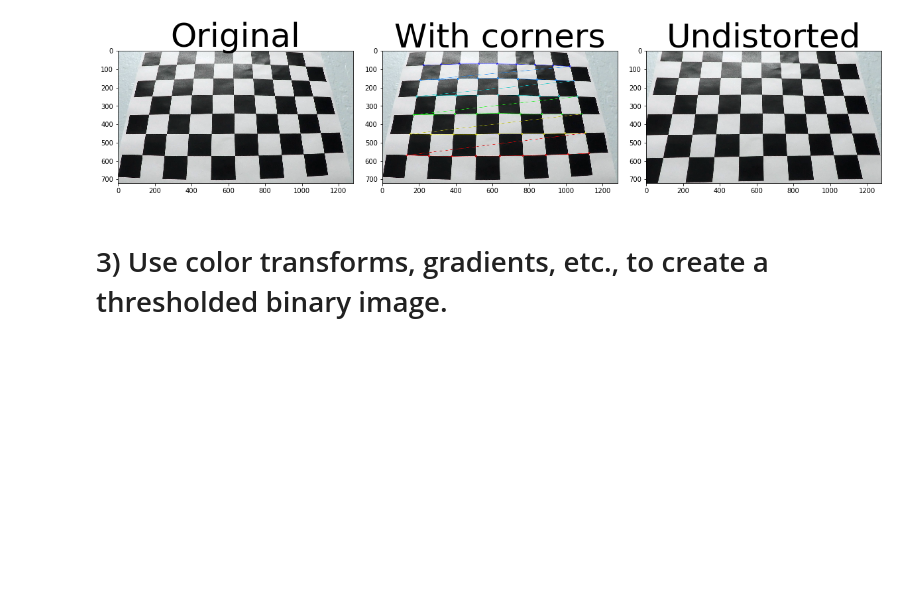
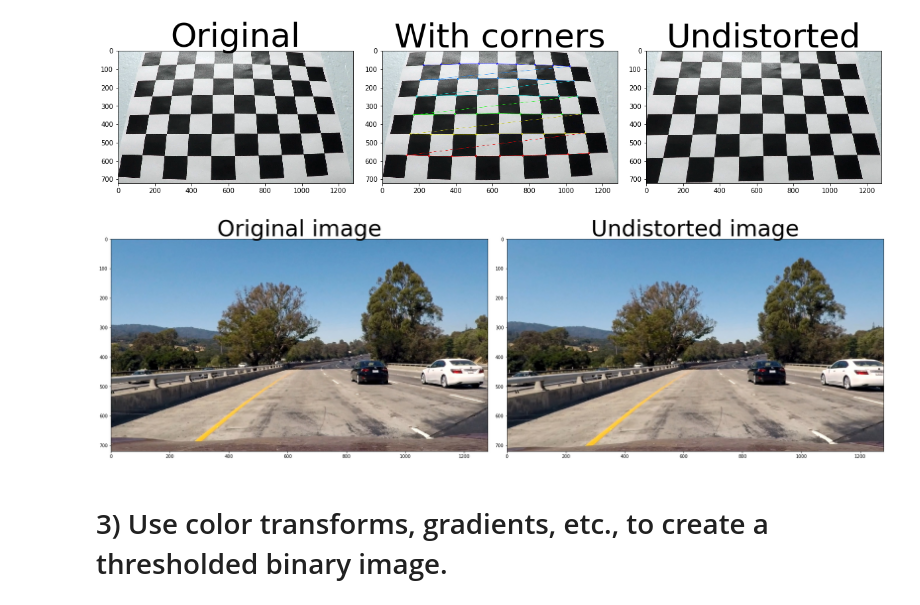
Before and after one commit to pl80tech/CarND-Advanced-Lane-Finding, a Jupyter notebook: P2-AdvancedLaneFinding.ipynb, the cells around one changed output. Saved outputs shown, nothing was run; the diff lists cells and outputs as text; code cells hidden in the pictures; blank space fills up the shorter version.

Commit message:
Show raw image with its distorted image

```diff
--- a/P2-AdvancedLaneFinding.ipynb
+++ b/P2-AdvancedLaneFinding.ipynb
@@ -140,6 +140,13 @@ img3 = cv2.imread('output_images/undistorted_calibration3.jpg')
 show3img(img1, img2, img3, 'Original', 'With corners', 'Undistorted')
 # %% [output]
 [figure]
+# %%
+# Generate undistorted image and show with its raw image
+raw_original = mpimg.imread('test_images/test1.jpg')
+raw_undist = cv2.undistort(raw_original, mtx, dist, None, mtx)
+show2img(raw_original, raw_undist, 'Original image', 'Undistorted image')
+# %% [output]
+[figure, added]
 # %% [markdown]
 # 3) Use color transforms, gradients, etc., to create a thresholded binary image.
 # %% [markdown]
```
